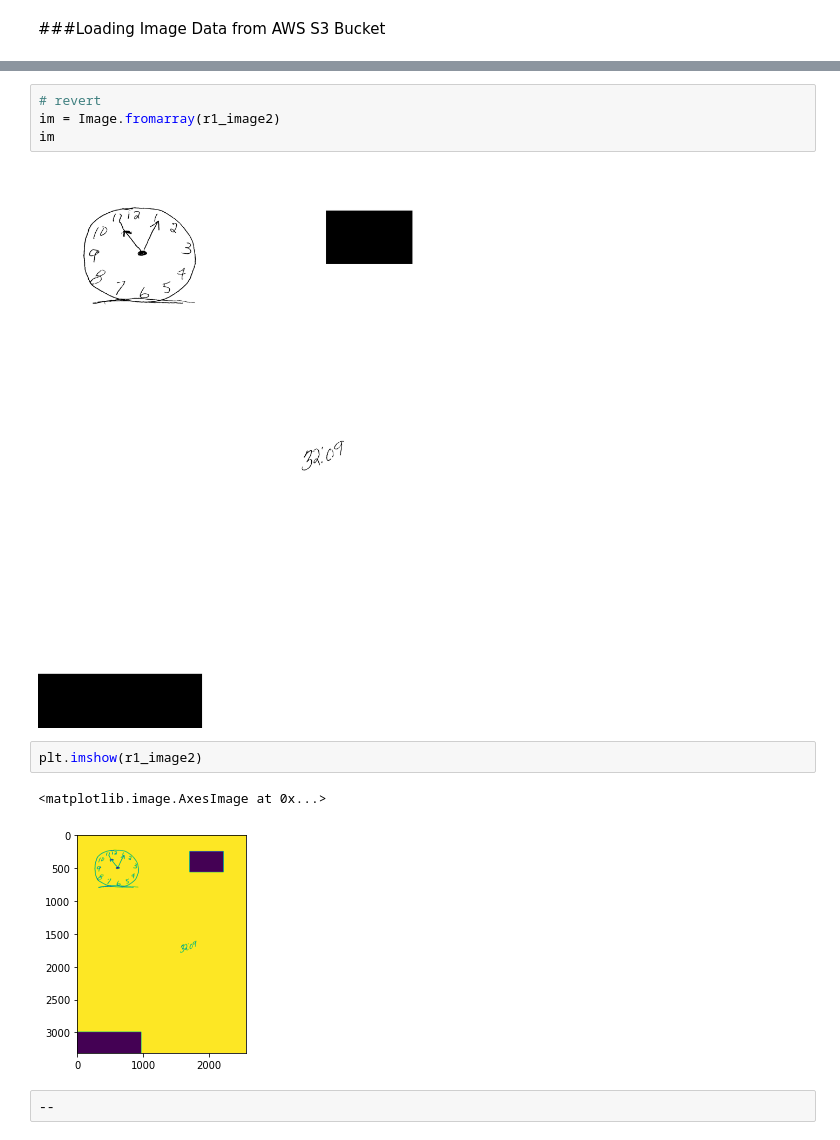
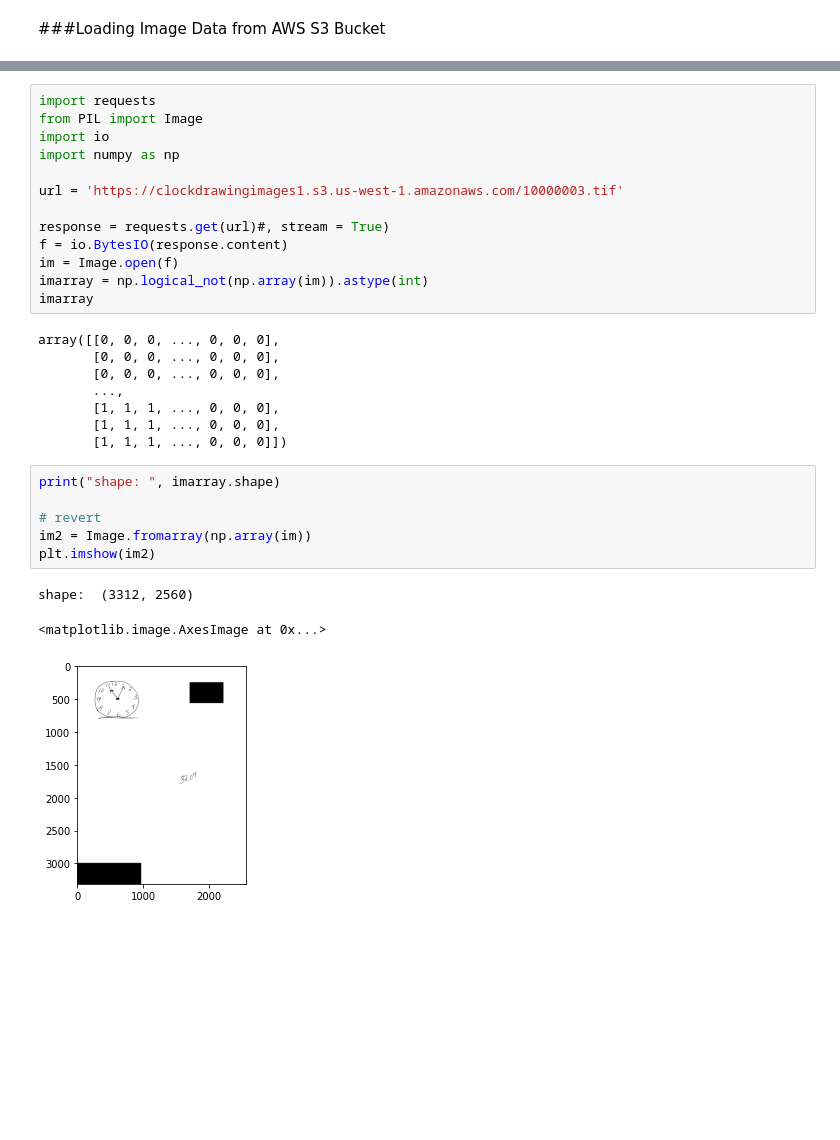
Before and after one commit to ian-byrne/MADSmilestone2, a Jupyter notebook: SIADS695_clock_image.ipynb, the cells around one changed output, grey strips where cells are left out. Cells and saved outputs as stored; diff of their text form; blank space fills up the shorter version.

```diff
--- a/SIADS695_clock_image.ipynb
+++ b/SIADS695_clock_image.ipynb
@@ -277,13 +223,31 @@ array([[0, 0, 0, ..., 0, 0, 0],
-# %%
-# revert
-im = Image.fromarray(r1_image2)
-im
-# %% [output]
-[figure, removed]
-# %%
-plt.imshow(r1_image2)
-# %% [output]
-<matplotlib.image.AxesImage at 0x...>
-[figure, removed]
-# %%
---
+# %%
+import requests
+from PIL import Image
+import io
+import numpy as np
+
+url = 'https://clockdrawingimages1.s3.us-west-1.amazonaws.com/10000003.tif'
+
+response = requests.get(url)#, stream = True)
+f = io.BytesIO(response.content)
+im = Image.open(f)
+imarray = np.logical_not(np.array(im)).astype(int)
+imarray
+# %% [output]
+array([[0, 0, 0, ..., 0, 0, 0],
+       [0, 0, 0, ..., 0, 0, 0],
+       [0, 0, 0, ..., 0, 0, 0],
+       ...,
+       [1, 1, 1, ..., 0, 0, 0],
+       [1, 1, 1, ..., 0, 0, 0],
+       [1, 1, 1, ..., 0, 0, 0]])
+# %%
+print("shape: ", imarray.shape)
+
+# revert
+im2 = Image.fromarray(np.array(im))
+plt.imshow(im2)
+# %% [output]
+shape:  (3312, 2560)
+<matplotlib.image.AxesImage at 0x...>
+[figure, added]
```
Also changed, not shown: parts of 16 cells of this notebook.
